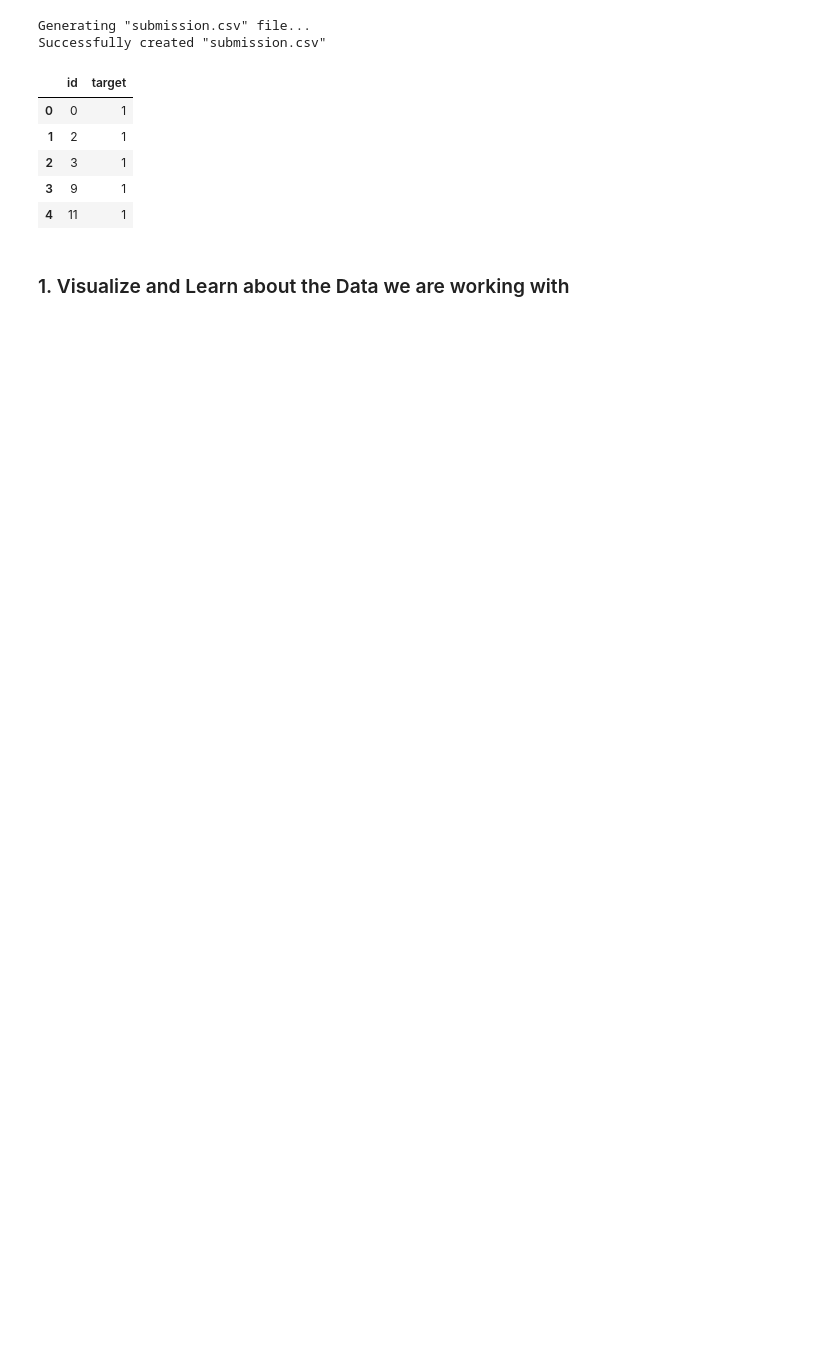
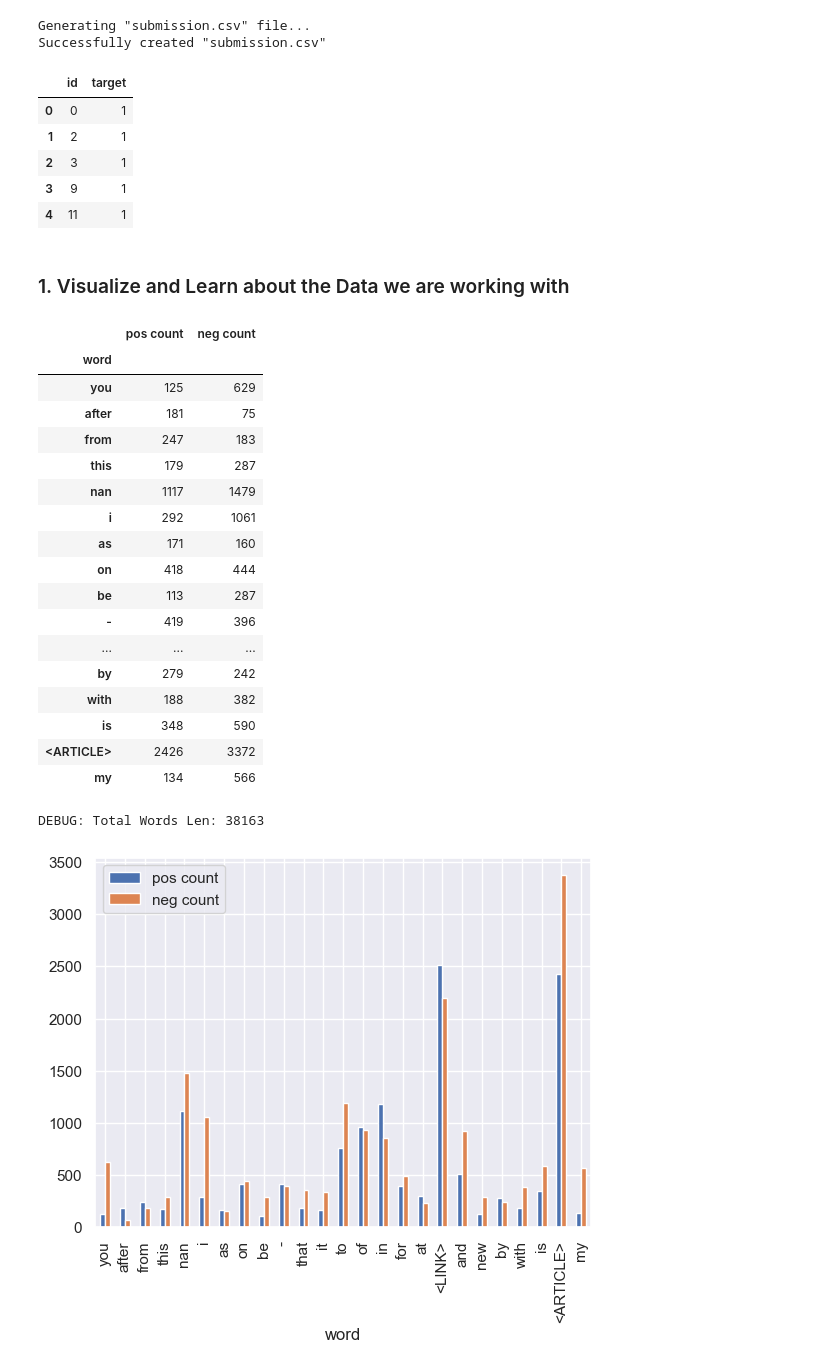
Before and after one commit to grivera64/Google-Tech-Exchange-Machine-Learning-Final-Project, a Jupyter notebook: Giovanni_&_Oscar_Milestone_3.ipynb, the cells around one changed output. Drawn from its saved outputs; the diff is of its cells as text; code cells hidden in the pictures; blank space fills up the shorter version.

Commit message:
WIP Finish prototype for plot_frequency()

```diff
--- a/Giovanni_&_Oscar_Milestone_3.ipynb
+++ b/Giovanni_&_Oscar_Milestone_3.ipynb
@@ -257,7 +257,7 @@ pd.read_csv('submission.csv').head()
 # %%
 from collections import Counter
 
-def plot_frequency(tweets_np, labels_np, word_num=10):
+def plot_frequency(tweets_np, labels_np, max_word_num=20):
     # Creates a counter that keeps track of the frequency of words (similar to defaultdict)
     pos_counter = Counter()
     neg_counter = Counter()
@@ -265,12 +265,14 @@ def plot_frequency(tweets_np, labels_np, word_num=10):
     tweets_np = np.copy(tweets_np) # Deep Copy of input
 
     # Go through the tweets dataset
+    total_words = set()
     for entry_index in range(tweets_np.shape[0]):
         # Flatten all of the features into a single string
         words = ' '.join([str(feature) for feature in tweets_np[entry_index]])
         # Count the frequency of each word
         for word in words.split():
             word = word.lower()
+            total_words.add(word)
             # Links would count as independent words without this
             if word.startswith('http'):
                 word = '<LINK>'
@@ -283,10 +285,46 @@ def plot_frequency(tweets_np, labels_np, word_num=10):
             else:
                 neg_counter[word] += 1
 
-    # Place the data into a data frame in sorted order
-    top_words = pos_counter.most_common(word_num)
-    result = {} # TODO Add the logic to put word counts into dictionary here
+    # Extract at least max_word_num words that are most common words
+    # for both classes (and remove overlap)
+    top_pos_words = [word for word, _ in pos_counter.most_common(max_word_num // 2)]
+    top_neg_words = [word for word, _ in neg_counter.most_common(max_word_num // 2)]
+    top_words = set(top_pos_words + top_neg_words)
+
+    # Create a Data Frame for the collected data
+    result = {
+        'word': [word for word in top_words],
+        'pos count': [pos_counter[word] for word in top_words],
+        'neg count': [neg_counter[word] for word in top_words]
+    }
     word_count_df = pd.DataFrame(data=result, columns=['word', 'pos count', 'neg count'])
+    word_count_df = word_count_df.set_index('word')
     display(word_count_df)
+
+    # Plot a bar graph to show the pos and neg count for a few of the top counts
+    pd.concat([word_count_df[['pos count']], word_count_df[['neg count']]], axis=1).plot.bar()
+
+    print(f'DEBUG: Total Words Len: {len(total_words)}')
 # %%
-plot_frequency(X_data, Y_data)
+plot_frequency(X_data, Y_data, max_word_num=40)
+# %% [output]
+|  | pos count | neg count |
+| word |  |  |
+| you | 125 | 629 |
+| after | 181 | 75 |
+| from | 247 | 183 |
+| this | 179 | 287 |
+| nan | 1117 | 1479 |
+| i | 292 | 1061 |
+| as | 171 | 160 |
+| on | 418 | 444 |
+| be | 113 | 287 |
+| - | 419 | 396 |
+| ... | ... | ... |
+| by | 279 | 242 |
+| with | 188 | 382 |
+| is | 348 | 590 |
+| <ARTICLE> | 2426 | 3372 |
+| my | 134 | 566 |
+DEBUG: Total Words Len: 38163
+[figure, added]
```
Also changed, not shown: parts of 3 cells of this notebook.
